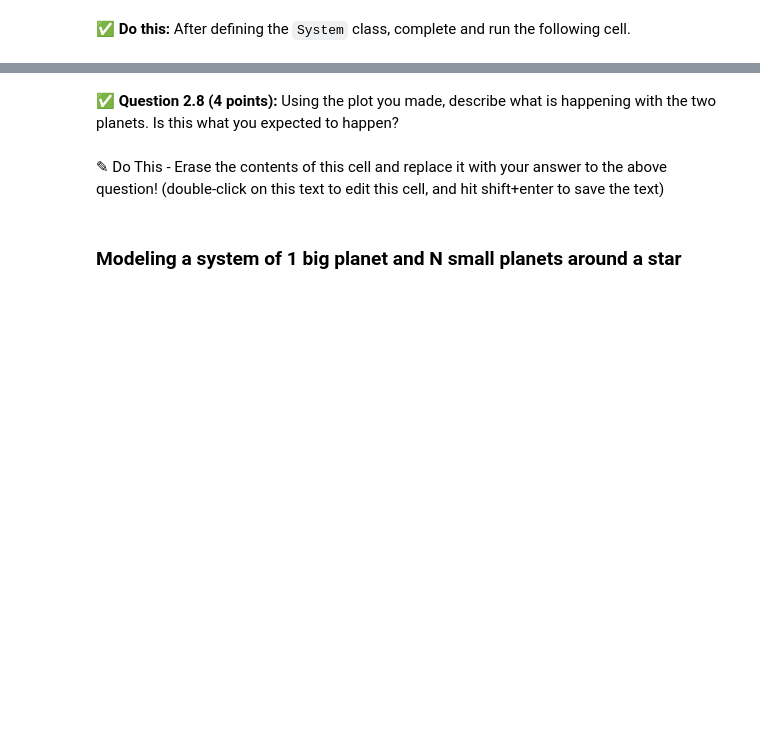
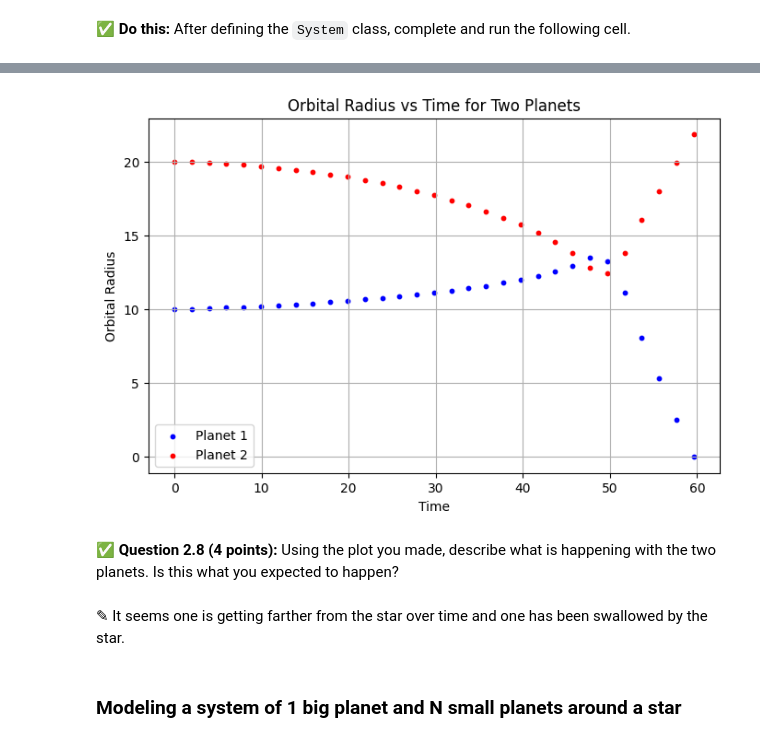
Before and after one commit to jared-evans14/cmse202-s25-turnin, a Jupyter notebook: hw-02/HW02_Part1-Orbits-SS25-STUDENT.ipynb, the cells around one changed output, grey strips where cells are left out. Cells and saved outputs as stored; diff of their text form; code cells hidden in the pictures; blank space fills up the shorter version.

```diff
--- a/hw-02/HW02_Part1-Orbits-SS25-STUDENT.ipynb
+++ b/hw-02/HW02_Part1-Orbits-SS25-STUDENT.ipynb
@@ -330,5 +473,5 @@ Methods:
 # %%
 pl1 = Planet(1, 10, 400) # planet with mass 1, radius 10 and star mass 400
 pl2 = Planet(1, 20, 400) # planet with mass 1, radius 20 and star mass 400
-system = System(400,) # fill in the needed arguments
+system = System(400,pl1,pl2) # fill in the needed arguments
 system.evolve(2000)
@@ -341,7 +482,34 @@ system.evolve(2000)
+# %%
+# your code here
+import matplotlib.pyplot as plt
+
+
+time_values = [pos[0] for pos in system.planet1_pos]
+planet1_radii = [pos[1] for pos in system.planet1_pos]
+planet2_radii = [pos[1] for pos in system.planet2_pos]
+
+
+plt.figure(figsize=(8, 5))
+plt.scatter(time_values, planet1_radii, label="Planet 1", color='blue', s=10)  # Blue for Planet 1
+plt.scatter(time_values, planet2_radii, label="Planet 2", color='red', s=10)   # Red for Planet 2
+
+
+plt.xlabel("Time")
+plt.ylabel("Orbital Radius")
+plt.title("Orbital Radius vs Time for Two Planets")
+plt.legend()
+plt.grid(True)
+
+
+plt.show()
+
+#Asked chatgpt how I could plot these two.
+# %% [output]
+[figure, added]
 # %% [markdown]
 ✅ **Question 2.8 (4 points):** Using the plot you made, describe what is happening with the two planets. Is this what you expected to happen?
-# %% [markdown]
-✎ Do This - Erase the contents of this cell and replace it with your answer to the above question! (double-click on this text to edit this cell, and hit shift+enter to save the text)
+# %% [markdown]
+✎ It seems one is getting farther from the star over time and one has been swallowed by the star.
 # %% [markdown]
 ### Modeling a system of 1 big planet and N small planets around a star
 # %% [markdown]
```
Also changed, not shown: parts of 28 cells of this notebook.
